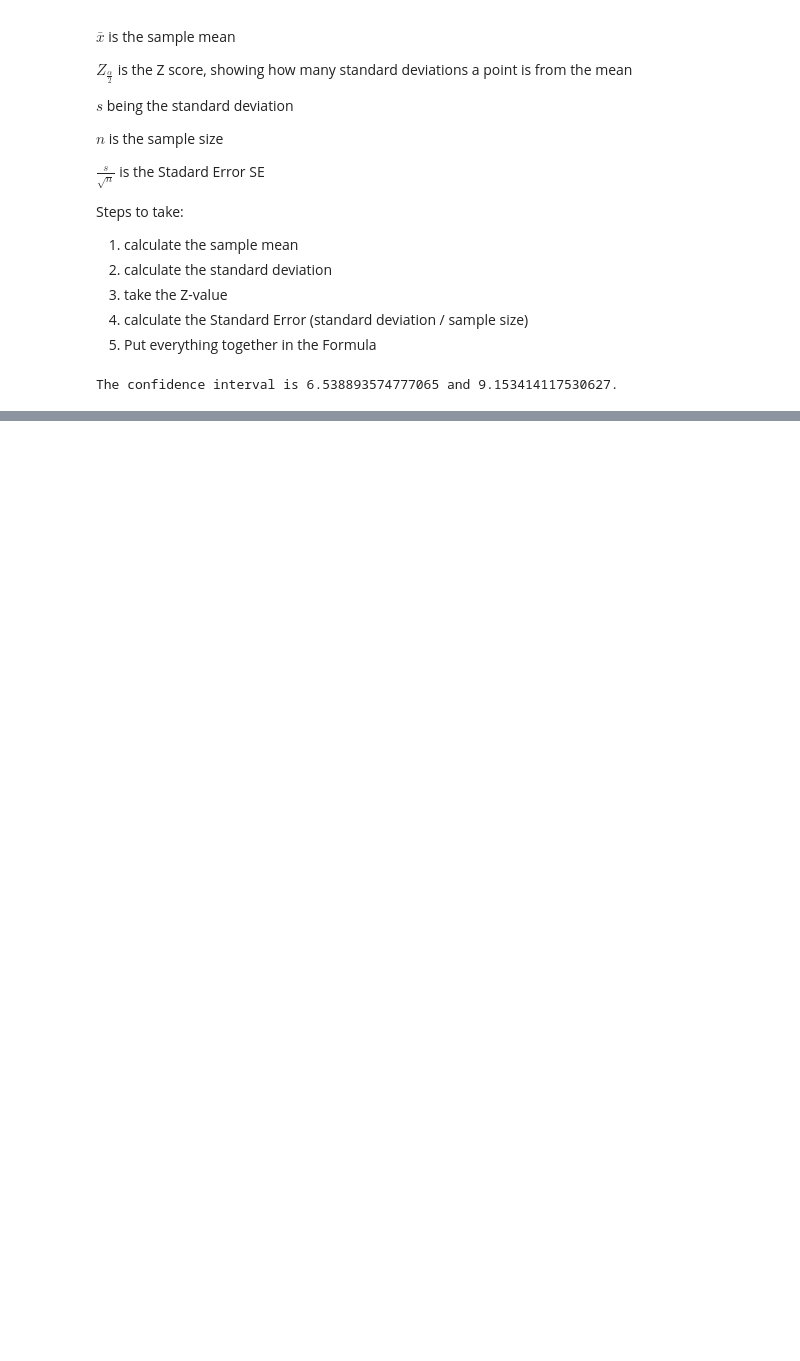
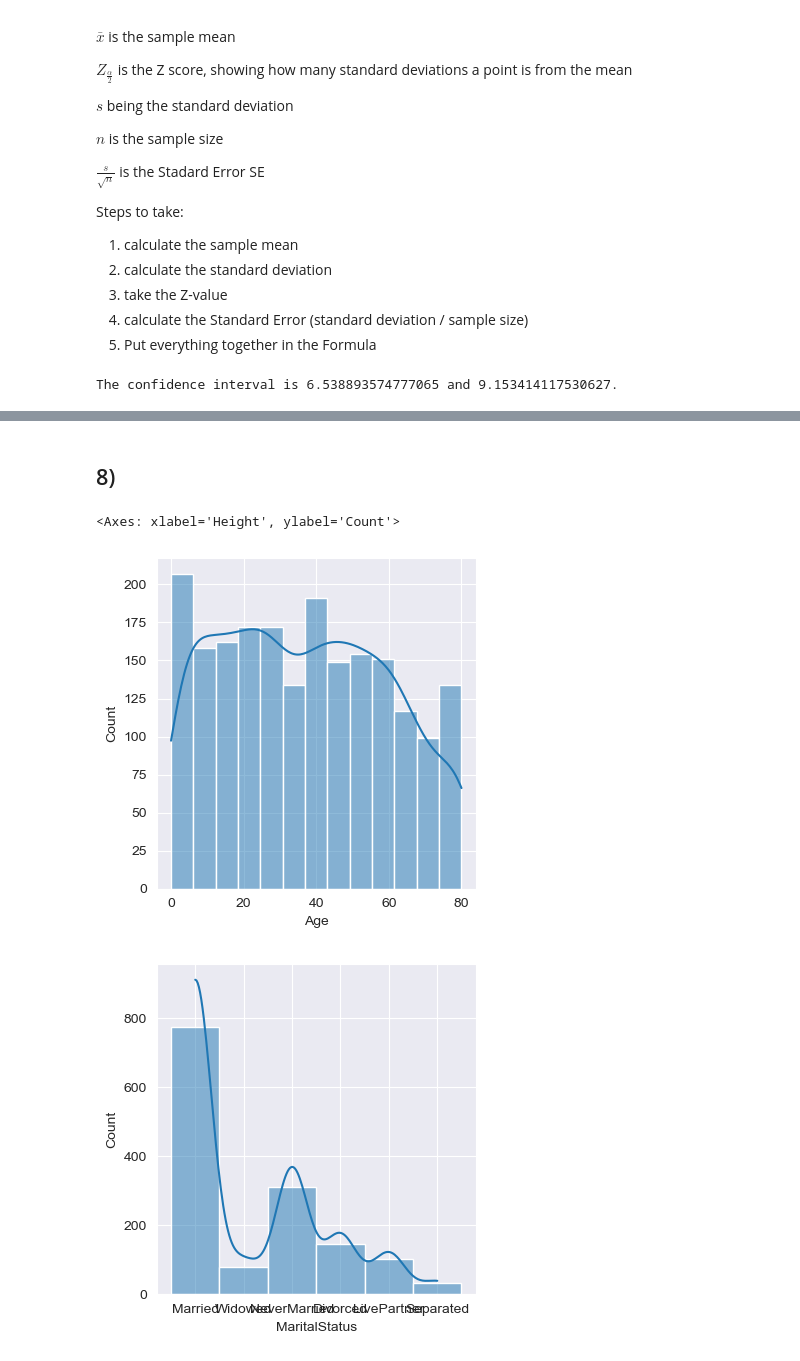
Before and after one commit to NickIsThere/AssessmentPDS2, a Jupyter notebook: Assessment2.ipynb, the cells around one changed output, grey strips where cells are left out. Cells and saved outputs as stored; diff of their text form; code cells hidden in the pictures; blank space fills up the shorter version.

```diff
--- a/Assessment2.ipynb
+++ b/Assessment2.ipynb
@@ -159,0 +259,20 @@ The confidence interval is 6.538893574777065 and 9.153414117530627.
+# %% [markdown]
+## 8)
+# %%
+df_NH = pd.read_csv('NHANES-2000.csv')
+
+variables = ["Age", "MaritalStatus", "nBabies"]
+height_over_19 = df_NH[df_NH["Age"] > 19]["Height"]
+
+for variable in variables:
+
+    plt.figure(figsize=[4,4])
+    sns.histplot(df_NH[variable], alpha=0.5, label=variable, kde=True)
+    plt.tight_layout()
+
+plt.figure(figsize=[4,4])
+sns.histplot(height_over_19, kde=True, color='red')
+# %% [output]
+<Axes: xlabel='Height', ylabel='Count'>
+[figure, added]
+[figure, added]
```
Also changed, not shown: parts of 16 cells of this notebook, 5 other files.
